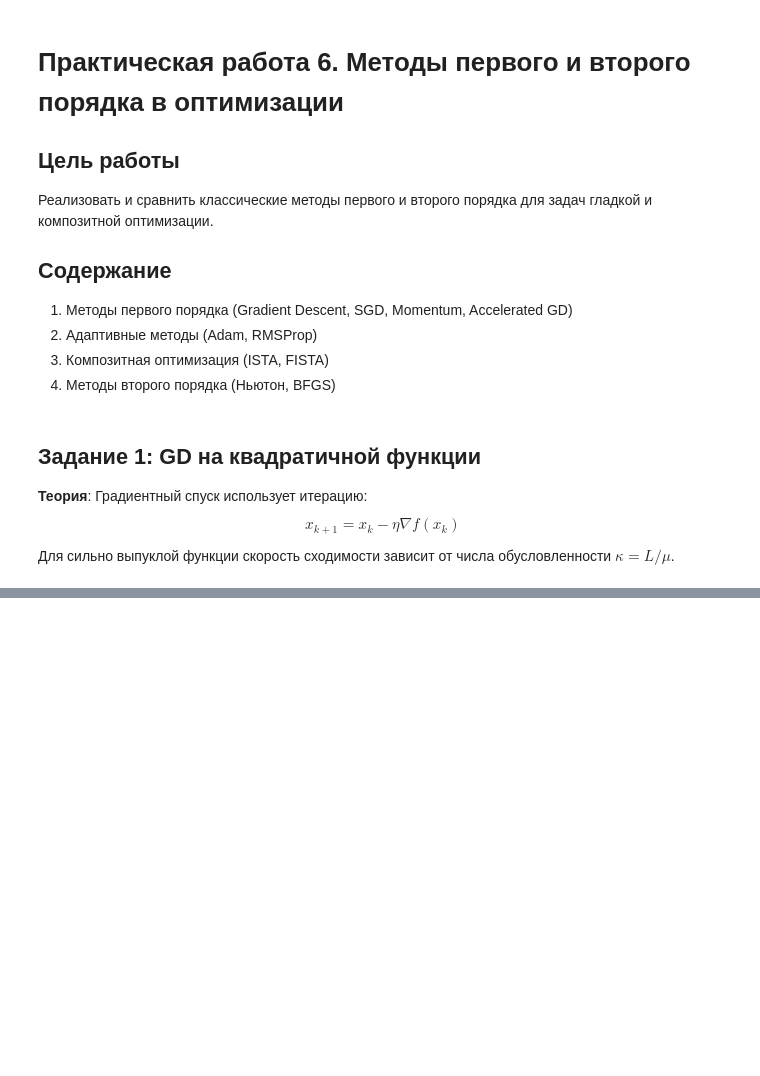
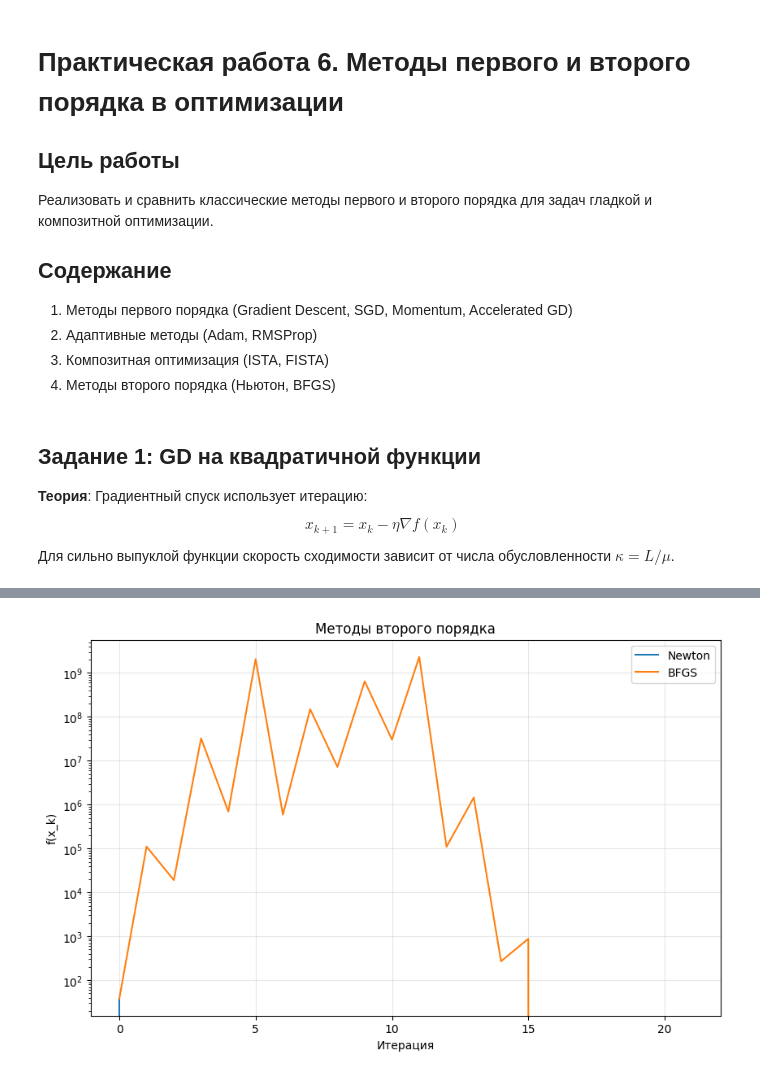
Before and after one commit to EasyLim/mllabs, a Jupyter notebook: lab6.ipynb, the cells around one changed output, grey strips where cells are left out. Cells and saved outputs as stored; diff of their text form; code cells hidden in the pictures; blank space fills up the shorter version.

```diff
--- a/lab6.ipynb
+++ b/lab6.ipynb
@@ -112,0 +418,79 @@ for eta in learning_rates:
+# %%
+# Задание 5: Методы второго порядка
+# На квадратичной задаче из Задания 1
+
+# Создаем задачу заново для размерности 10
+d_quad = 10
+kappa_quad = 100
+f_quad_5, grad_quad_5, hess_quad_5, Q_quad, b_quad = create_quadratic_problem(d_quad, kappa_quad)
+x_opt_quad = -np.linalg.inv(Q_quad) @ b_quad
+
+def newton_method(grad_f, hess_f, x0, max_iters=100, tol=1e-12):
+    x = x0.copy()
+    losses = [f_quad_5(x)]
+    for k in range(max_iters):
+        grad = grad_f(x)
+        hess = hess_f(x)
+        if np.linalg.det(hess) == 0:
+            break
+        x = x - np.linalg.inv(hess) @ grad
+        loss = f_quad_5(x)
+        losses.append(loss)
+        if np.linalg.norm(grad) < tol:
+            break
+    return x, losses
+
+def bfgs(grad_f, x0, max_iters=100, tol=1e-12):
+    x = x0.copy()
+    n = len(x)
+    B = np.eye(n)  # Approximation of inverse Hessian
+    losses = [f_quad_5(x)]
+    for k in range(max_iters):
+        grad = grad_f(x)
+        if np.linalg.norm(grad) < tol:
+            break
+        try:
+            p = -np.linalg.inv(B) @ grad
+        except:
+            p = -grad  # Fallback to GD
+        x_new = x + p
+        grad_new = grad_f(x_new)
+        s = x_new - x
+        y = grad_new - grad
+        sy = np.dot(s, y)
+        if sy > 1e-10:  # Update B
+            Bs = B @ s
+            B = B - np.outer(Bs, Bs) / (s @ Bs) + np.outer(y, y) / sy
+        x = x_new
+        loss = f_quad_5(x)
+        losses.append(loss)
+    return x, losses
+
+# Используем x0 для квадратичной задачи
+x0_quad = np.random.randn(d_quad)
+
+# Запуск методов второго порядка
+second_order_methods = {
+    'Newton': lambda: newton_method(grad_quad_5, hess_quad_5, x0_quad),
+    'BFGS': lambda: bfgs(grad_quad_5, x0_quad)
+}
+
+second_results = {}
+for name, method in second_order_methods.items():
+    x_opt, losses = method()
+    second_results[name] = losses
+    final_loss = losses[-1]
+    distance = np.linalg.norm(x_opt - x_opt_quad)
+    print(f"{name}: Final loss = {final_loss:.2e}, Distance to opt = {distance:.2e}")
+
+# Визуализация
+plt.figure(figsize=(10, 6))
+for name, losses in second_results.items():
+    plt.semilogy(losses, label=name)
+plt.xlabel('Итерация')
+plt.ylabel('f(x_k)')
+plt.title('Методы второго порядка')
+plt.legend()
+plt.grid(True, alpha=0.3)
+plt.show()
+# %% [output]
@@ -112,0 +499 @@ for eta in learning_rates:
+[figure, added]
```
Also changed, not shown: parts of 9 cells of this notebook.
